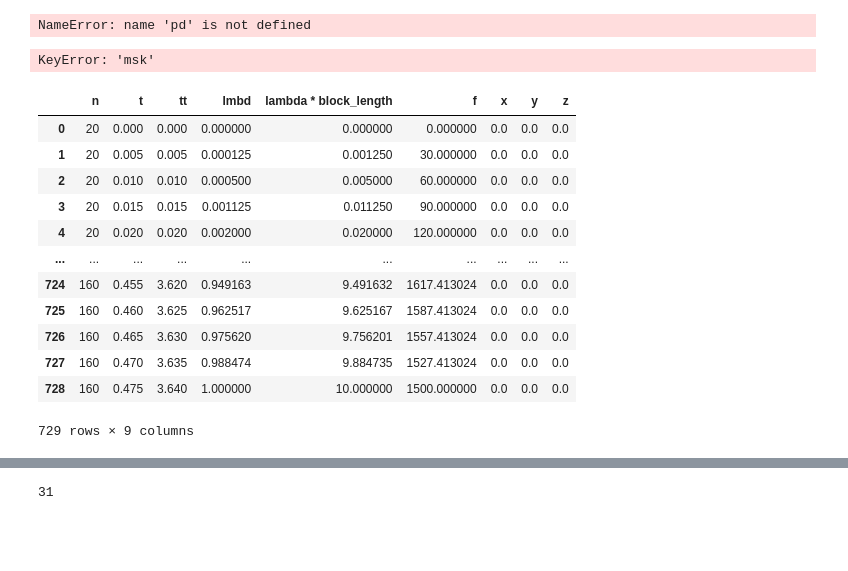
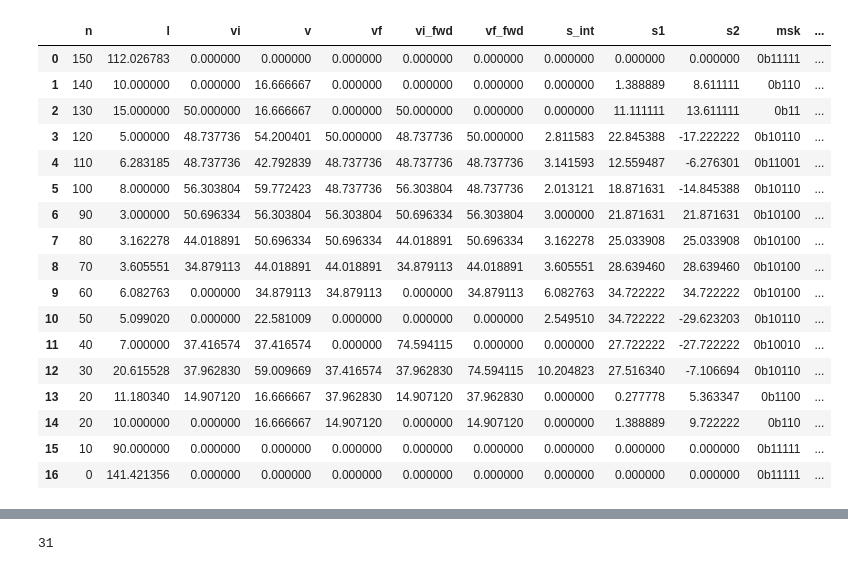
Before and after one commit to alessandroassirelli98/c-cnc-project, a Jupyter notebook: profile_plot.ipynb, the cells around one changed output, grey strips where cells are left out. Cells and saved outputs as stored; diff of their text form; code cells hidden in the pictures; blank space fills up the shorter version.

```diff
--- a/profile_plot.ipynb
+++ b/profile_plot.ipynb
@@ -6,33 +5,34 @@ import pandas as pd
 import numpy as np
 plt.style.use("seaborn")
 # %%
-h = ["n", "l", "vi", "v", "vf", "vi_fwd", "vf_fwd", "v1", "v_int", "v2", "s_int", "s1", "s2", "msk", "a"]
+h = ["n", "l", "vi", "v", "vf", "vi_fwd", "vf_fwd", "s_int", "s1", "s2", "msk", "a"]
 data = pd.read_csv("test.csv", names=h)
-# %% [output]
-NameError: name 'pd' is not defined
 # %%
 bit_mask = [bin(i) for i in data["msk"]]
 data["msk"] = bit_mask
-# %% [output]
-KeyError: 'msk'
 # %%
-# data = data.reindex(data.index[::-1])
-# data.reset_index(drop=True, inplace = True)
+data = data.reindex(data.index[::-1])
+data.reset_index(drop=True, inplace = True)
 data
 # %% [output]
-|  | n | t | tt | lmbd | lambda * block_length | f | x | y | z |
-| 0 | 20 | 0.000 | 0.000 | 0.000000 | 0.000000 | 0.000000 | 0.0 | 0.0 | 0.0 |
-| 1 | 20 | 0.005 | 0.005 | 0.000125 | 0.001250 | 30.000000 | 0.0 | 0.0 | 0.0 |
-| 2 | 20 | 0.010 | 0.010 | 0.000500 | 0.005000 | 60.000000 | 0.0 | 0.0 | 0.0 |
-| 3 | 20 | 0.015 | 0.015 | 0.001125 | 0.011250 | 90.000000 | 0.0 | 0.0 | 0.0 |
-| 4 | 20 | 0.020 | 0.020 | 0.002000 | 0.020000 | 120.000000 | 0.0 | 0.0 | 0.0 |
-| ... | ... | ... | ... | ... | ... | ... | ... | ... | ... |
-| 724 | 160 | 0.455 | 3.620 | 0.949163 | 9.491632 | 1617.413024 | 0.0 | 0.0 | 0.0 |
-| 725 | 160 | 0.460 | 3.625 | 0.962517 | 9.625167 | 1587.413024 | 0.0 | 0.0 | 0.0 |
-| 726 | 160 | 0.465 | 3.630 | 0.975620 | 9.756201 | 1557.413024 | 0.0 | 0.0 | 0.0 |
-| 727 | 160 | 0.470 | 3.635 | 0.988474 | 9.884735 | 1527.413024 | 0.0 | 0.0 | 0.0 |
-| 728 | 160 | 0.475 | 3.640 | 1.000000 | 10.000000 | 1500.000000 | 0.0 | 0.0 | 0.0 |
+|  | n | l | vi | v | vf | vi_fwd | vf_fwd | s_int | s1 | s2 | msk | ... |
+| 0 | 150 | 112.026783 | 0.000000 | 0.000000 | 0.000000 | 0.000000 | 0.000000 | 0.000000 | 0.000000 | 0.000000 | 0b11111 | ... |
+| 1 | 140 | 10.000000 | 0.000000 | 16.666667 | 0.000000 | 0.000000 | 0.000000 | 0.000000 | 1.388889 | 8.611111 | 0b110 | ... |
+| 2 | 130 | 15.000000 | 50.000000 | 16.666667 | 0.000000 | 50.000000 | 0.000000 | 0.000000 | 11.111111 | 13.611111 | 0b11 | ... |
+| 3 | 120 | 5.000000 | 48.737736 | 54.200401 | 50.000000 | 48.737736 | 50.000000 | 2.811583 | 22.845388 | -17.222222 | 0b10110 | ... |
+| 4 | 110 | 6.283185 | 48.737736 | 42.792839 | 48.737736 | 48.737736 | 48.737736 | 3.141593 | 12.559487 | -6.276301 | 0b11001 | ... |
+| 5 | 100 | 8.000000 | 56.303804 | 59.772423 | 48.737736 | 56.303804 | 48.737736 | 2.013121 | 18.871631 | -14.845388 | 0b10110 | ... |
+| 6 | 90 | 3.000000 | 50.696334 | 56.303804 | 56.303804 | 50.696334 | 56.303804 | 3.000000 | 21.871631 | 21.871631 | 0b10100 | ... |
+| 7 | 80 | 3.162278 | 44.018891 | 50.696334 | 50.696334 | 44.018891 | 50.696334 | 3.162278 | 25.033908 | 25.033908 | 0b10100 | ... |
+| 8 | 70 | 3.605551 | 34.879113 | 44.018891 | 44.018891 | 34.879113 | 44.018891 | 3.605551 | 28.639460 | 28.639460 | 0b10100 | ... |
+| 9 | 60 | 6.082763 | 0.000000 | 34.879113 | 34.879113 | 0.000000 | 34.879113 | 6.082763 | 34.722222 | 34.722222 | 0b10100 | ... |
+| 10 | 50 | 5.099020 | 0.000000 | 22.581009 | 0.000000 | 0.000000 | 0.000000 | 2.549510 | 34.722222 | -29.623203 | 0b10110 | ... |
+| 11 | 40 | 7.000000 | 37.416574 | 37.416574 | 0.000000 | 74.594115 | 0.000000 | 0.000000 | 27.722222 | -27.722222 | 0b10010 | ... |
+| 12 | 30 | 20.615528 | 37.962830 | 59.009669 | 37.416574 | 37.962830 | 74.594115 | 10.204823 | 27.516340 | -7.106694 | 0b10110 | ... |
+| 13 | 20 | 11.180340 | 14.907120 | 16.666667 | 37.962830 | 14.907120 | 37.962830 | 0.000000 | 0.277778 | 5.363347 | 0b1100 | ... |
+| 14 | 20 | 10.000000 | 0.000000 | 16.666667 | 14.907120 | 0.000000 | 14.907120 | 0.000000 | 1.388889 | 9.722222 | 0b110 | ... |
+| 15 | 10 | 90.000000 | 0.000000 | 0.000000 | 0.000000 | 0.000000 | 0.000000 | 0.000000 | 0.000000 | 0.000000 | 0b11111 | ... |
+| 16 | 0 | 141.421356 | 0.000000 | 0.000000 | 0.000000 | 0.000000 | 0.000000 | 0.000000 | 0.000000 | 0.000000 | 0b11111 | ... |
-729 rows × 9 columns
 # %%
 howmany = 18
 for i in range(howmany):
```
Also changed, not shown: parts of 2 cells of this notebook, 6 other files.
